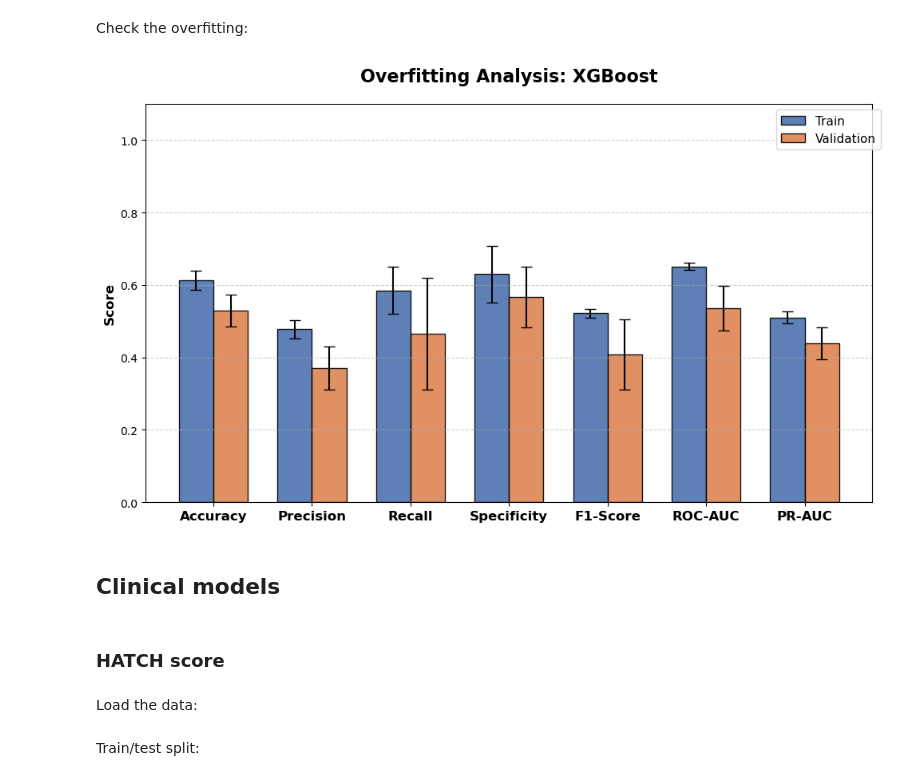
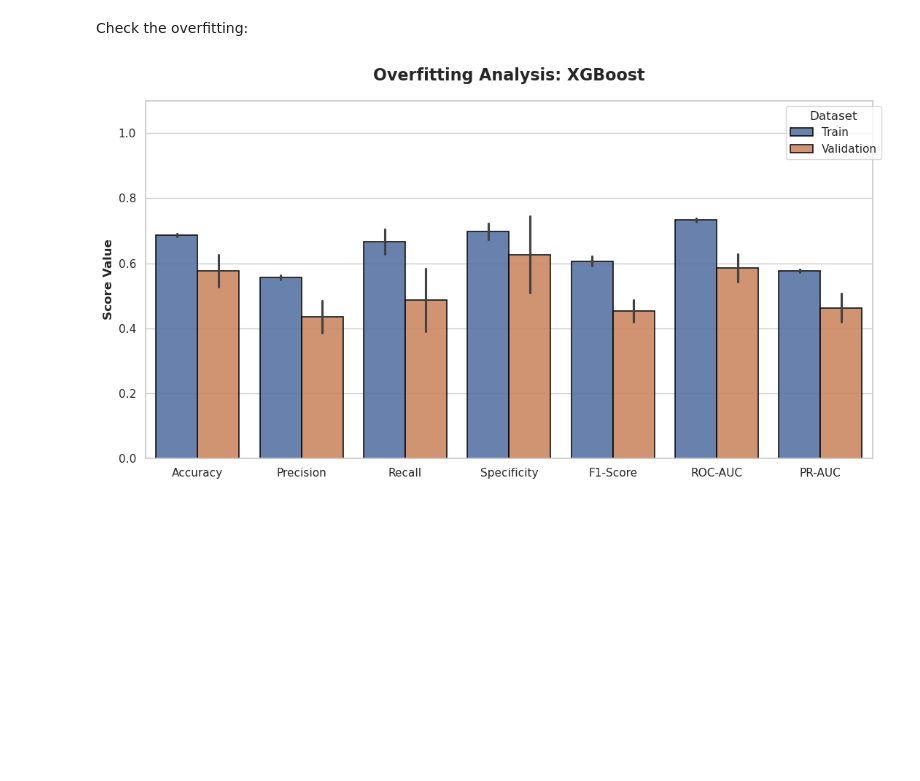
Before and after one commit to MiguelGomGar/TFM, a Jupyter notebook: notebooks/clinical_models_testing.ipynb, the cells around one changed output. Drawn from its saved outputs; the diff is of its cells as text; code cells hidden in the pictures; blank space fills up the shorter version.

```diff
--- a/notebooks/clinical_models_testing.ipynb
+++ b/notebooks/clinical_models_testing.ipynb
@@ -476,14 +458,6 @@ plot_cm(y_true=y_test, y_pred=y_pred_XGB,
 # %% [markdown]
 Check the overfitting:
 # %%
-plot_overfitting_bars(train_metrics_mean_XGB, val_metrics_mean_XGB,
-                    train_metrics_std_XGB, val_metrics_std_XGB,
-                    model_name="XGBoost")
+plot_overfitting_bars(cv_results_XGB, model_name="XGBoost")
 # %% [output]
-[figure, old version]
+[figure, new version]
-# %% [markdown]
-## Clinical models
-# %% [markdown]
-### HATCH score
-# %% [markdown]
-Load the data:
@@ -498,2 +463,0 @@ Load the data:
-# %% [markdown]
-Train/test split:
```
Also changed, not shown: parts of 53 cells of this notebook, 18 other files.
